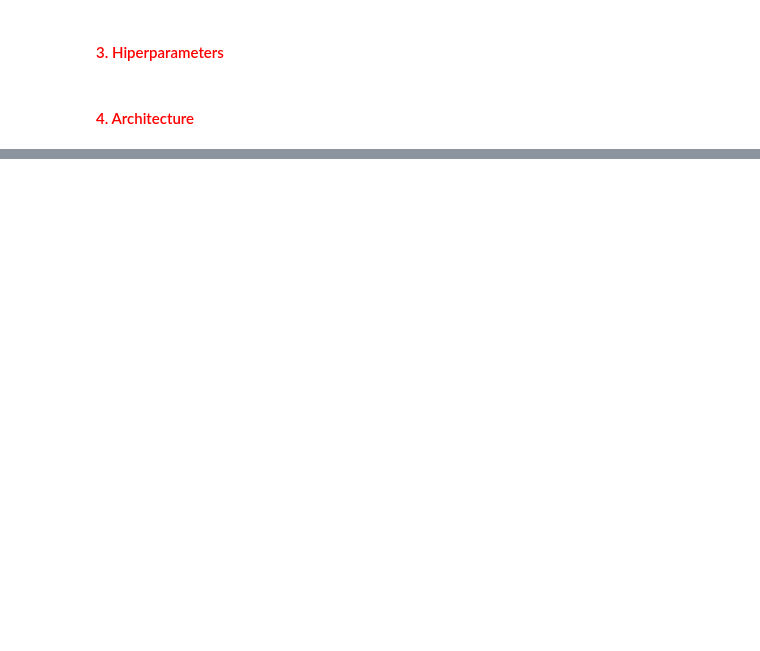
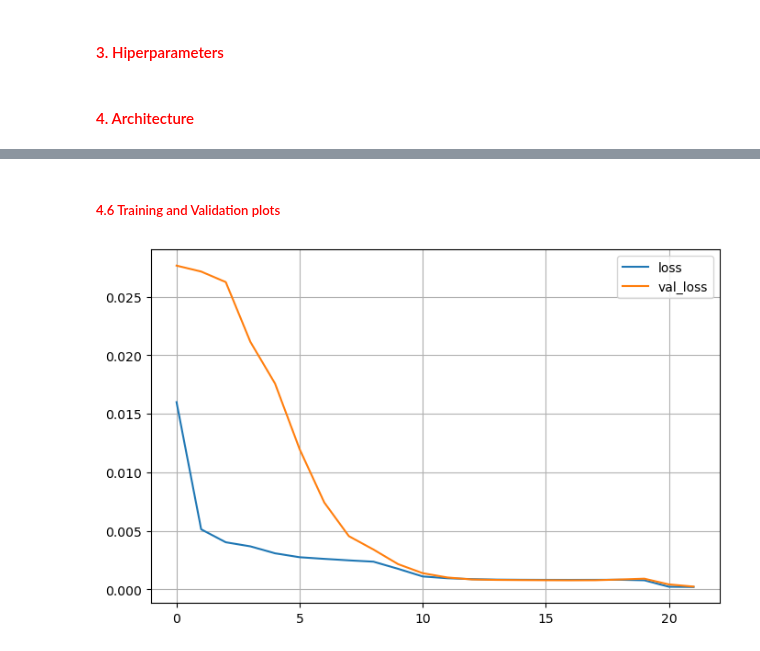
Before and after one commit to andromeda2075/predicting-flow-patterns, a Jupyter notebook: U-Net-Baseline.ipynb, the cells around one changed output, grey strips where cells are left out. Drawn from its saved outputs; the diff is of its cells as text; code cells hidden in the pictures; blank space fills up the shorter version.

```diff
--- a/U-Net-Baseline.ipynb
+++ b/U-Net-Baseline.ipynb
@@ -163,0 +309,9 @@ def make_model():
+# %% [markdown]
+##### <font color="red">4.6 Training and Validation plots</font>
+# %%
+pd.DataFrame(history.history)[['loss', 'val_loss']].plot(figsize=(8, 5))
+plt.grid(True)
+plt.show()
+fig.savefig("Test_1_Adam_Loss.png", dpi=300, bbox_inches='tight')
+# %% [output]
+[figure, added]
```
Also changed, not shown: parts of 15 cells of this notebook.
